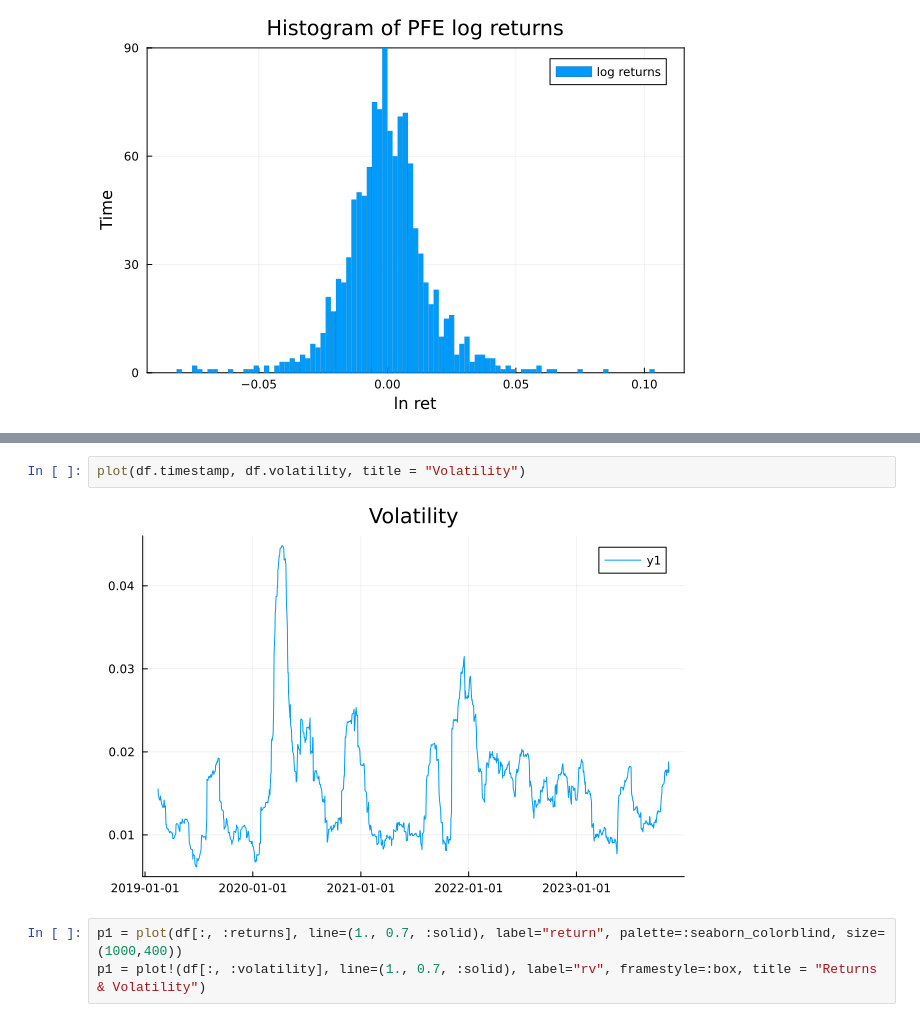
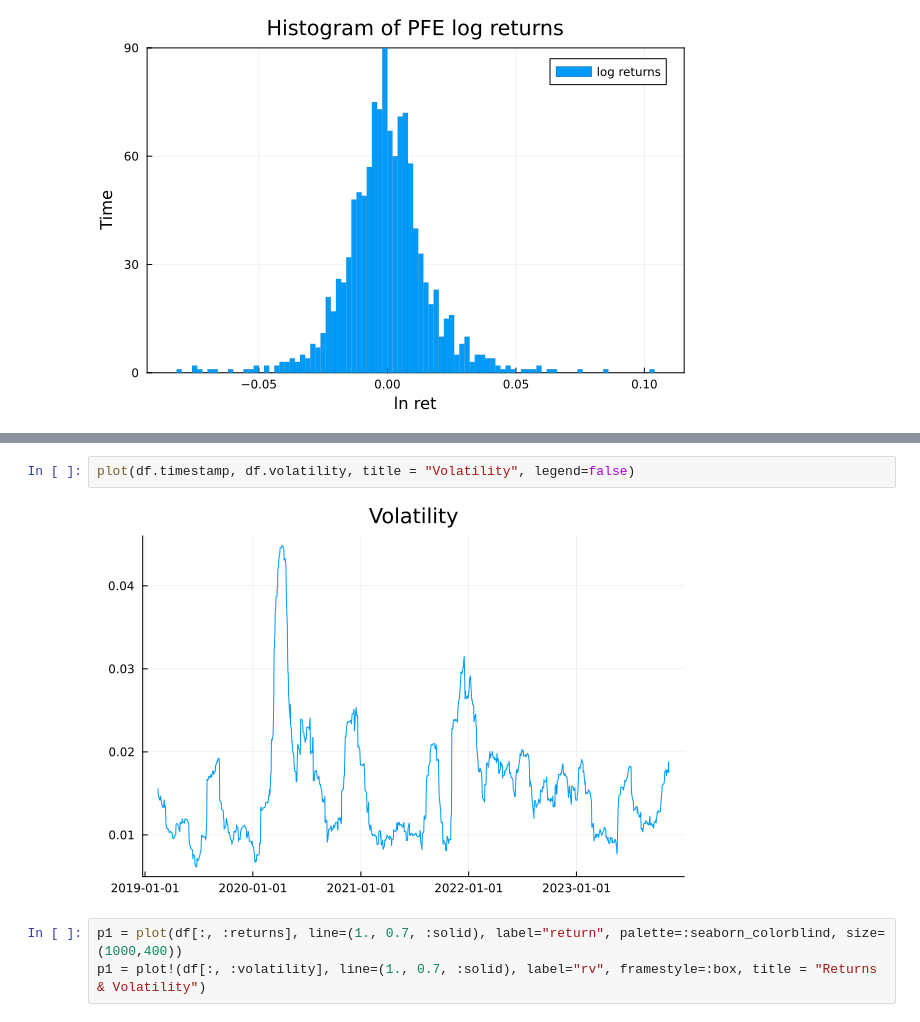
Before and after one commit to S-Belon/fin_econometrics_II_project_1, a Jupyter notebook: project1.ipynb, the cells around one changed output, grey strips where cells are left out. Saved outputs shown, nothing was run; the diff lists cells and outputs as text.

```diff
--- a/project1.ipynb
+++ b/project1.ipynb
@@ -162,7 +169,7 @@ plot!(
 # %%
-plot(df.timestamp, df.volatility, title = "Volatility")
+plot(df.timestamp, df.volatility, title = "Volatility", legend=false)
 # %% [output]
-[figure, old version]
+[figure, new version]
 # %%
 p1 = plot(df[:, :returns], line=(1., 0.7, :solid), label="return", palette=:seaborn_colorblind, size=(1000,400))
 p1 = plot!(df[:, :volatility], line=(1., 0.7, :solid), label="rv", framestyle=:box, title = "Returns & Volatility")
```
Also changed, not shown: parts of 5 cells of this notebook.
